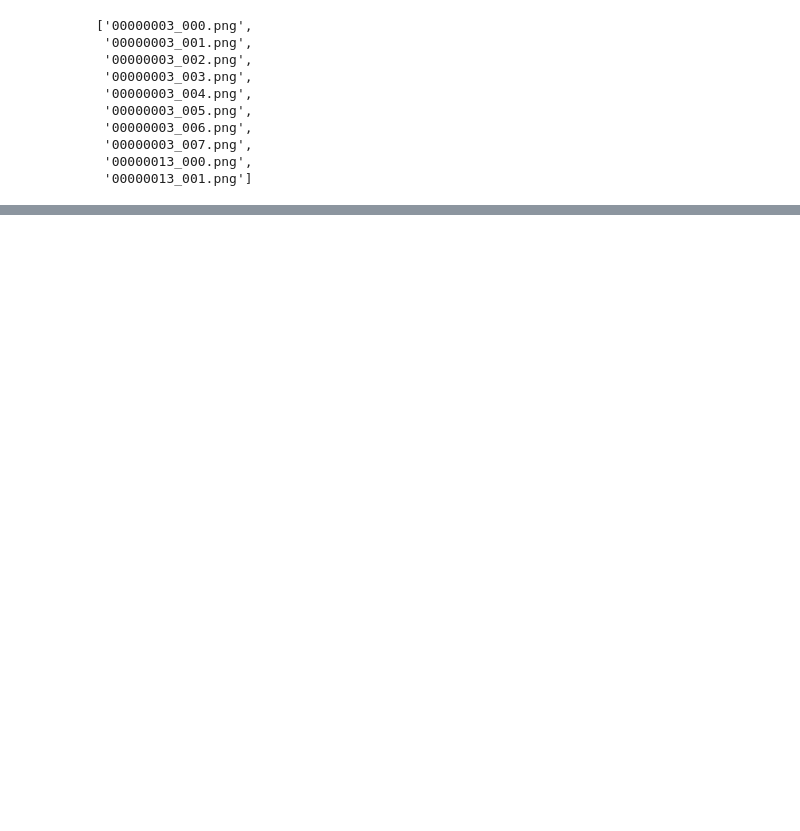
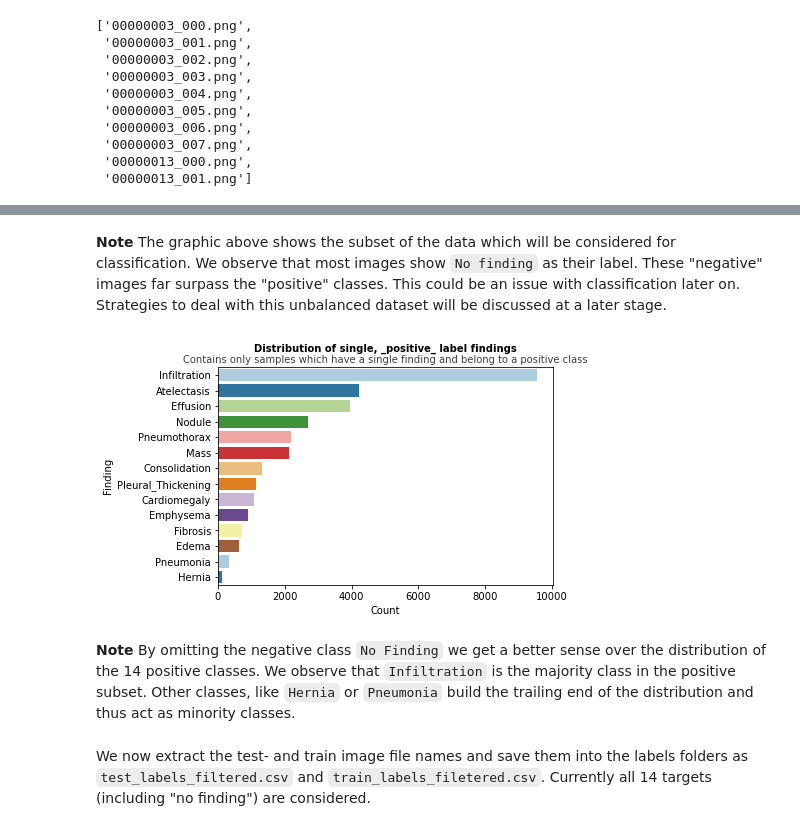
Before and after one commit to roman-studer/fhnw_ds_fs22_del_MC1, a Jupyter notebook: notebooks/eda_labels.ipynb, the cells around one changed output, grey strips where cells are left out. Cells and saved outputs as stored; diff of their text form; code cells hidden in the pictures; blank space fills up the shorter version.

```diff
--- a/notebooks/eda_labels.ipynb
+++ b/notebooks/eda_labels.ipynb
@@ -48,0 +106,16 @@ test_labels[:10]
+# %% [markdown]
+**Note** The graphic above shows the subset of the data which will be considered for classification. We observe that most images show `No finding` as their label. These "negative" images far surpass the "positive" classes. This could be an issue with classification later on. Strategies to deal with this unbalanced dataset will be discussed at a later stage.
+# %%
+df_positive = df_single[df_single['Finding Labels'] != 'No Finding']
+g = sns.countplot(data=df_positive, y='Finding Labels', palette=CONFIG['COLOR_DISCRETE'],
+                  order=df_positive['Finding Labels'].value_counts().index)
+helpers.plot_wrapper(g, 'Distribution of single, _positive_ label findings',
+                     'Contains only samples which have a single finding and belong to a positive class', 'Count',
+                     'Finding')
+# %% [output]
+[figure, added]
+# %% [markdown]
+**Note** By omitting the negative class `No Finding` we get a better sense over the distribution of the 14 positive classes. We observe that `Infiltration` is the majority class in the positive subset. Other classes, like `Hernia` or `Pneumonia` build the trailing end of the distribution and thus act as minority classes.
+# %% [markdown]
+We now extract the test- and train image file names and save them into the labels folders as `test_labels_filtered.csv` and `train_labels_filetered.csv`.
+Currently all 14 targets (including "no finding") are considered.
```
Also changed, not shown: parts of 15 cells of this notebook, 2 other files.
